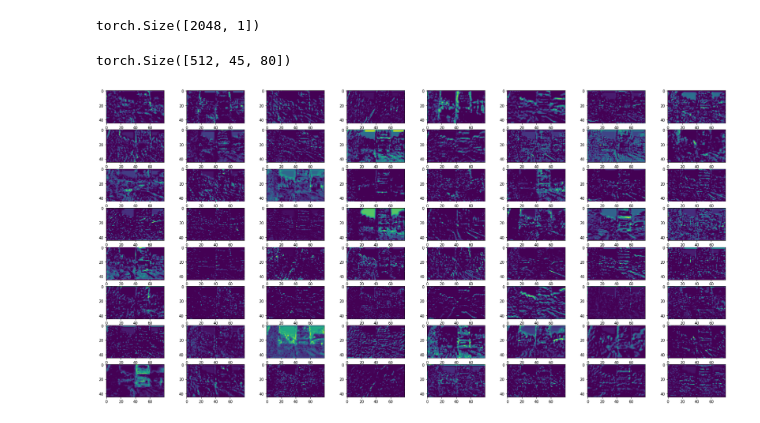
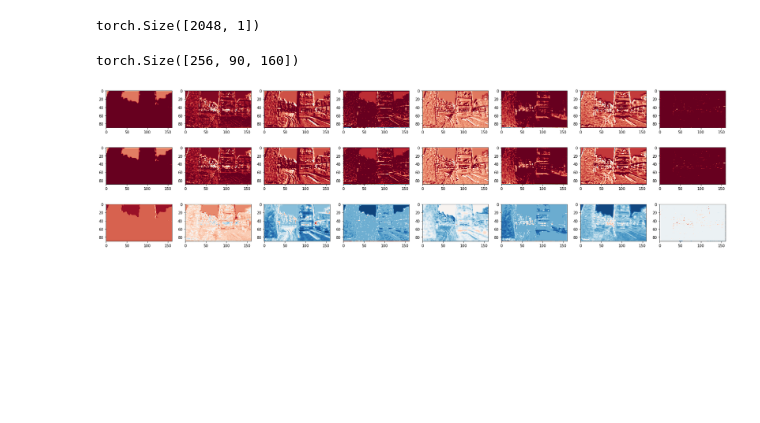
Before and after one commit to Holstrup/PlaceRecognition, a Jupyter notebook: cirtorch/ActivationLayer.ipynb, the cells around one changed output. Saved outputs shown, nothing was run; the diff lists cells and outputs as text; code cells hidden in the pictures; blank space fills up the shorter version.

```diff
--- a/cirtorch/ActivationLayer.ipynb
+++ b/cirtorch/ActivationLayer.ipynb
@@ -98,20 +98,22 @@ out.size()
 torch.Size([2048, 1])
 # %%
 summed = False
-for val in list(visualisation.values())[9:]:
+for val in list(visualisation.values())[4:]:
     val = torch.squeeze(val, dim=0)
     n_activations, _, _ = val.size()
     print(val.size())
     if summed:
         att = torch.sum(val.detach(), dim=0)
         im = plt.imshow(att, cmap=plt.cm.RdBu)
         plt.colorbar(im)
     else:
-        fig, axs = plt.subplots(8, 8, figsize=(30,15))
+        fig, axs = plt.subplots(3, 8, figsize=(30,8))
         for i in range(n_activations):
-            if i < 8**2:
-                axs[i // 8, i % 8].imshow(val[i,:,:].detach())
+            if i < 8:
+                axs[i // 8, i % 8].imshow(val[i,:,:].detach(), cmap=plt.cm.RdBu)
+                axs[i // 8 + 1, i % 8].imshow(val1[i,:,:].detach(), cmap=plt.cm.RdBu)
+                axs[i // 8 + 2, i % 8].imshow(val[i,:,:].detach() - val1[i,:,:].detach(), cmap=plt.cm.RdBu)
     break
 # %% [output]
-torch.Size([512, 45, 80])
+torch.Size([256, 90, 160])
-[figure, old version]
+[figure, new version]
```
Also changed, not shown: parts of 2 cells of this notebook, 3 other files.
